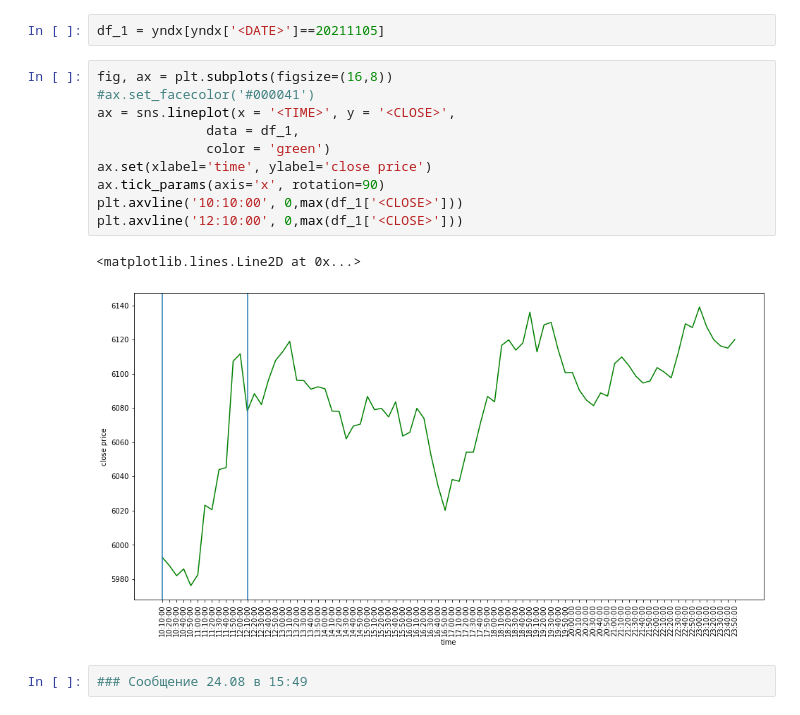
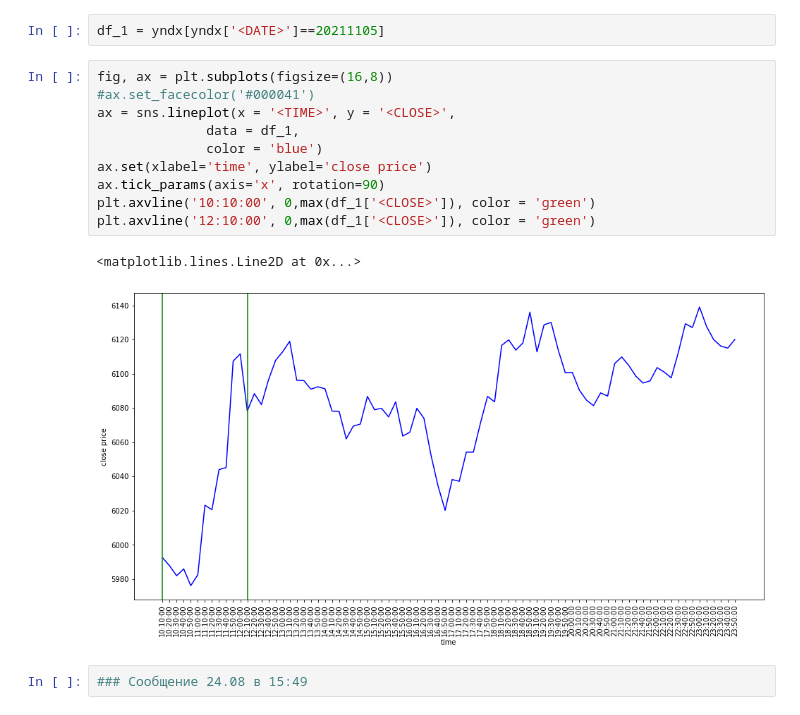
Before and after one commit to dariagerasimenko/stock_price_prediction_using_news, a Jupyter notebook: notebooks/graphs.ipynb, the cells around one changed output. Saved outputs shown, nothing was run; the diff lists cells and outputs as text.

```diff
--- a/notebooks/graphs.ipynb
+++ b/notebooks/graphs.ipynb
@@ -106,16 +106,16 @@ df_1 = yndx[yndx['<DATE>']==20211105]
 # %%
 fig, ax = plt.subplots(figsize=(16,8))
 #ax.set_facecolor('#000041')
 ax = sns.lineplot(x = '<TIME>', y = '<CLOSE>',
               data = df_1,
-              color = 'green')
+              color = 'blue')
 ax.set(xlabel='time', ylabel='close price')
 ax.tick_params(axis='x', rotation=90)
-plt.axvline('10:10:00', 0,max(df_1['<CLOSE>']))
-plt.axvline('12:10:00', 0,max(df_1['<CLOSE>']))
+plt.axvline('10:10:00', 0,max(df_1['<CLOSE>']), color = 'green')
+plt.axvline('12:10:00', 0,max(df_1['<CLOSE>']), color = 'green')
 # %% [output]
 <matplotlib.lines.Line2D at 0x...>
-[figure, old version]
+[figure, new version]
 # %%
 ### Сообщение 24.08 в 15:49
 # %% [markdown]
```
Also changed, not shown: parts of 16 cells of this notebook.
